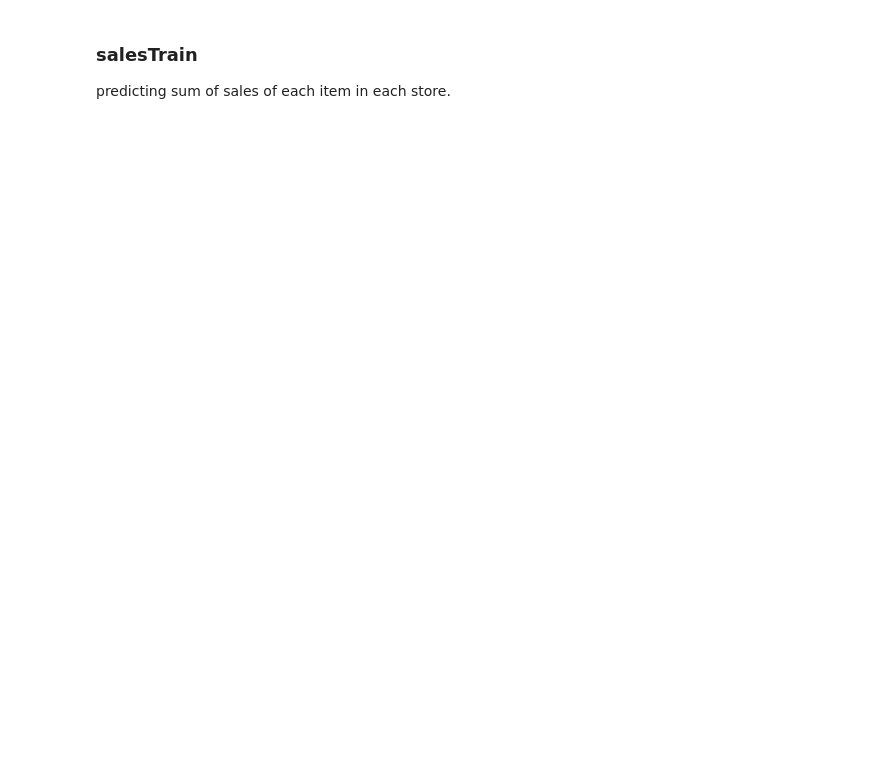
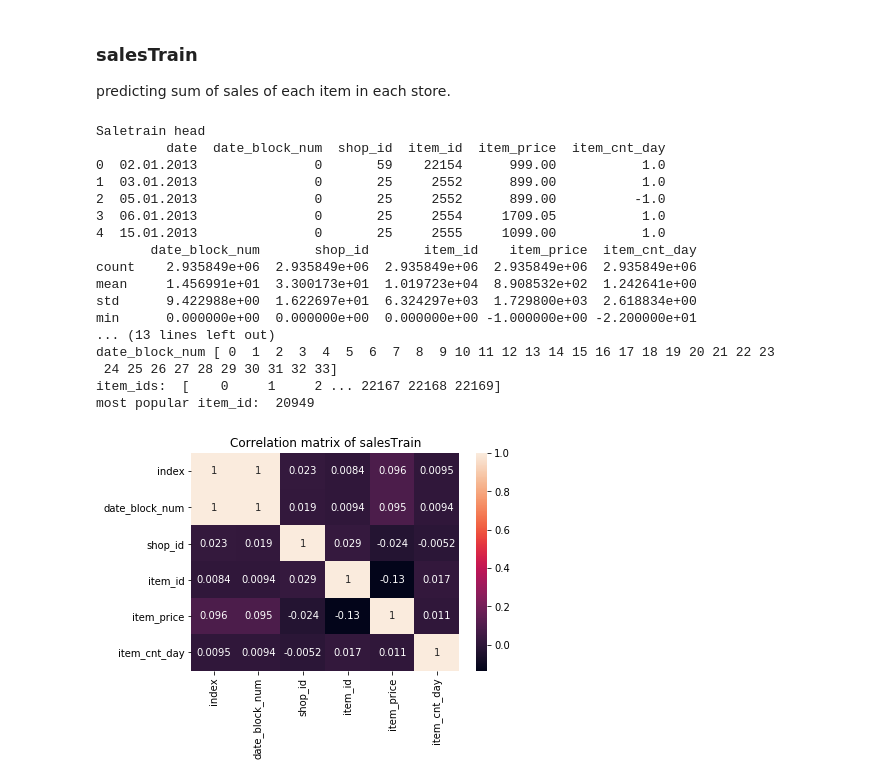
Before and after one commit to JonEliasMoen/IMT3104-Project, a Jupyter notebook: Untitled.ipynb, the cells around one changed output. Drawn from its saved outputs; the diff is of its cells as text; code cells hidden in the pictures; blank space fills up the shorter version.

```diff
--- a/Untitled.ipynb
+++ b/Untitled.ipynb
@@ -47,16 +86,39 @@ predicting sum of sales of each item in each store.
 # %%
 cols = salesTrain.columns
 print("Saletrain head")
 print(salesTrain.head())
 print(salesTrain.describe())
 print("columns: ", cols)
 print("number of listings: ", len(salesTrain[cols[0]]))
 print("max sales: ", np.max(salesTrain[cols[-1]]))
 print("min sales: ", np.min(salesTrain[cols[-1]]))
 print("shops: ", np.unique(salesTrain[cols[2]]))
 print("date_block_num", np.unique(salesTrain[cols[1]]))
-print("item_ids with counts: ", np.unique(salesTrain[cols[3]], return_counts=True)) # not one item per date_block
-corrMatrix = salesTrain.corr()
+
+unq, coun = np.unique(salesTrain[cols[3]], return_counts=True)
+popItem = unq[np.argmax(coun)]
+print("item_ids: ", unq)  # not one item per date_block
+print("most popular item_id: ", popItem)
+corrMatrix = salesTrain.reset_index().corr()
 sn.heatmap(corrMatrix, annot=True)
 plt.title("Correlation matrix of salesTrain")
 plt.show()
+# %% [output]
+Saletrain head
+         date  date_block_num  shop_id  item_id  item_price  item_cnt_day
+0  02.01.2013               0       59    22154      999.00           1.0
+1  03.01.2013               0       25     2552      899.00           1.0
+2  05.01.2013               0       25     2552      899.00          -1.0
+3  06.01.2013               0       25     2554     1709.05           1.0
+4  15.01.2013               0       25     2555     1099.00           1.0
+       date_block_num       shop_id       item_id    item_price  item_cnt_day
+count    2.935849e+06  2.935849e+06  2.935849e+06  2.935849e+06  2.935849e+06
+mean     1.456991e+01  3.300173e+01  1.019723e+04  8.908532e+02  1.242641e+00
+std      9.422988e+00  1.622697e+01  6.324297e+03  1.729800e+03  2.618834e+00
+min      0.000000e+00  0.000000e+00  0.000000e+00 -1.000000e+00 -2.200000e+01
+... (13 lines left out)
+date_block_num [ 0  1  2  3  4  5  6  7  8  9 10 11 12 13 14 15 16 17 18 19 20 21 22 23
+ 24 25 26 27 28 29 30 31 32 33]
+item_ids:  [    0     1     2 ... 22167 22168 22169]
+most popular item_id:  20949
+[figure, added]
```
Also changed, not shown: parts of 10 cells of this notebook, 7 other files.
